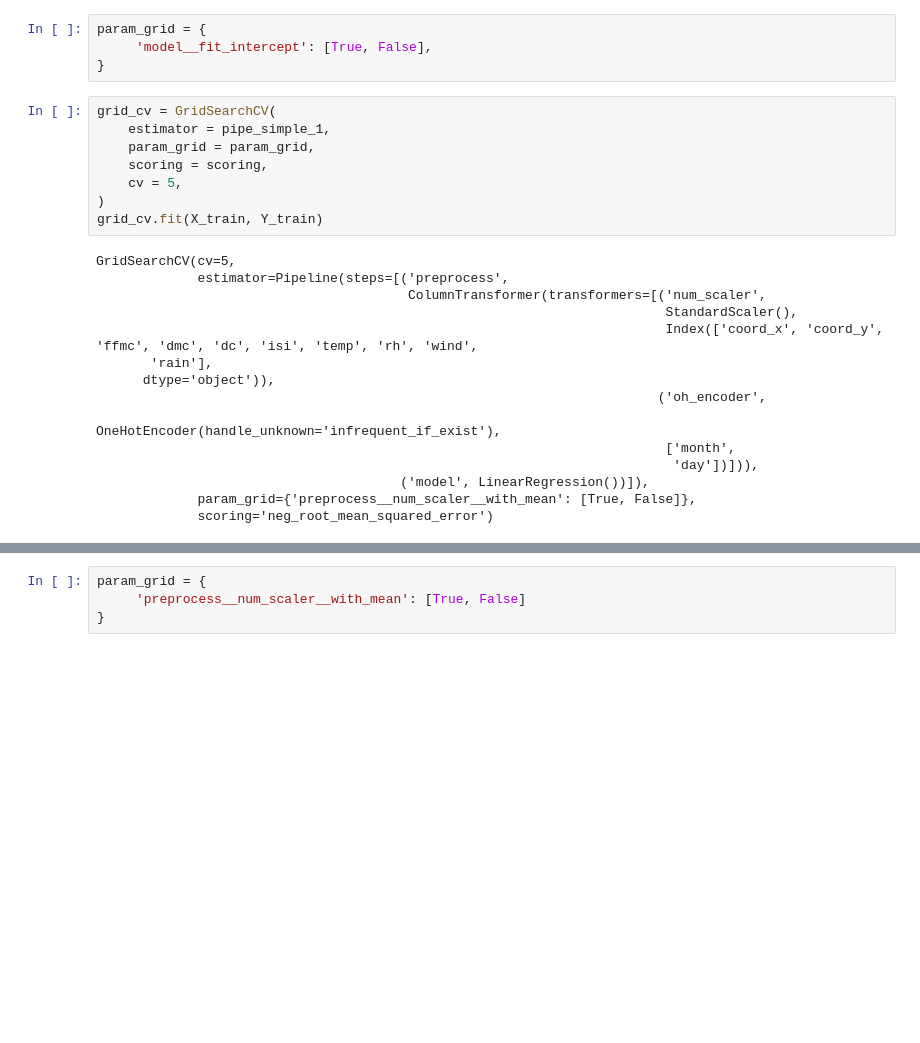
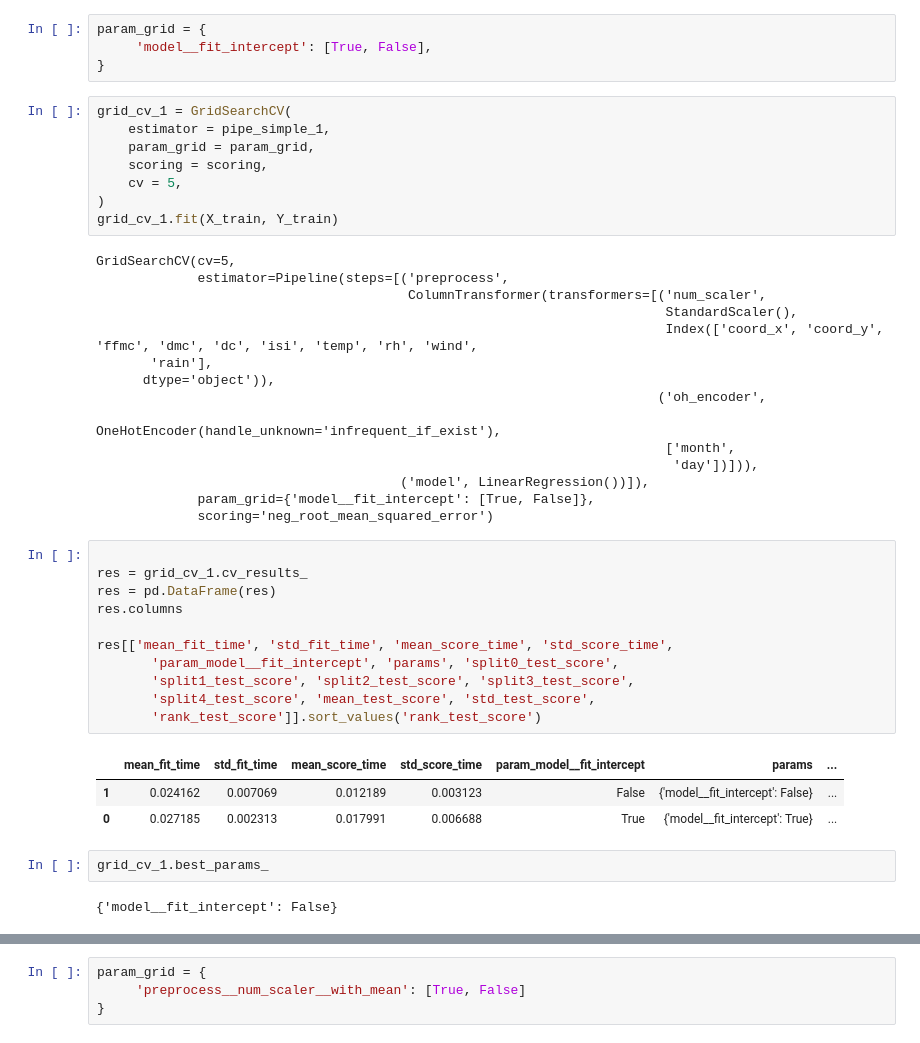
Before and after one commit to andreaholstein/production, a Jupyter notebook: 02_activities/assignments/assignment_2.ipynb, the cells around one changed output, grey strips where cells are left out. Cells and saved outputs as stored; diff of their text form; blank space fills up the shorter version.

```diff
--- a/02_activities/assignments/assignment_2.ipynb
+++ b/02_activities/assignments/assignment_2.ipynb
@@ -463,13 +463,13 @@ param_grid = {
      'model__fit_intercept': [True, False],
 }
 # %%
-grid_cv = GridSearchCV(
+grid_cv_1 = GridSearchCV(
     estimator = pipe_simple_1,
     param_grid = param_grid,
     scoring = scoring,
     cv = 5,
 )
-grid_cv.fit(X_train, Y_train)
+grid_cv_1.fit(X_train, Y_train)
 # %% [output]
 GridSearchCV(cv=5,
              estimator=Pipeline(steps=[('preprocess',
@@ -483,5 +483,24 @@ GridSearchCV(cv=5,
                                                                          ['month',
                                                                           'day'])])),
                                        ('model', LinearRegression())]),
-             param_grid={'preprocess__num_scaler__with_mean': [True, False]},
+             param_grid={'model__fit_intercept': [True, False]},
              scoring='neg_root_mean_squared_error')
+# %%
+
+res = grid_cv_1.cv_results_
+res = pd.DataFrame(res)
+res.columns
+
+res[['mean_fit_time', 'std_fit_time', 'mean_score_time', 'std_score_time',
+       'param_model__fit_intercept', 'params', 'split0_test_score',
+       'split1_test_score', 'split2_test_score', 'split3_test_score',
+       'split4_test_score', 'mean_test_score', 'std_test_score',
+       'rank_test_score']].sort_values('rank_test_score')
+# %% [output]
+|  | mean_fit_time | std_fit_time | mean_score_time | std_score_time | param_model__fit_intercept | params | ... |
+| 1 | 0.024162 | 0.007069 | 0.012189 | 0.003123 | False | {'model__fit_intercept': False} | ... |
+| 0 | 0.027185 | 0.002313 | 0.017991 | 0.006688 | True | {'model__fit_intercept': True} | ... |
+# %%
+grid_cv_1.best_params_
+# %% [output]
+{'model__fit_intercept': False}
```
Also changed, not shown: parts of 20 cells of this notebook, 1 other file.
